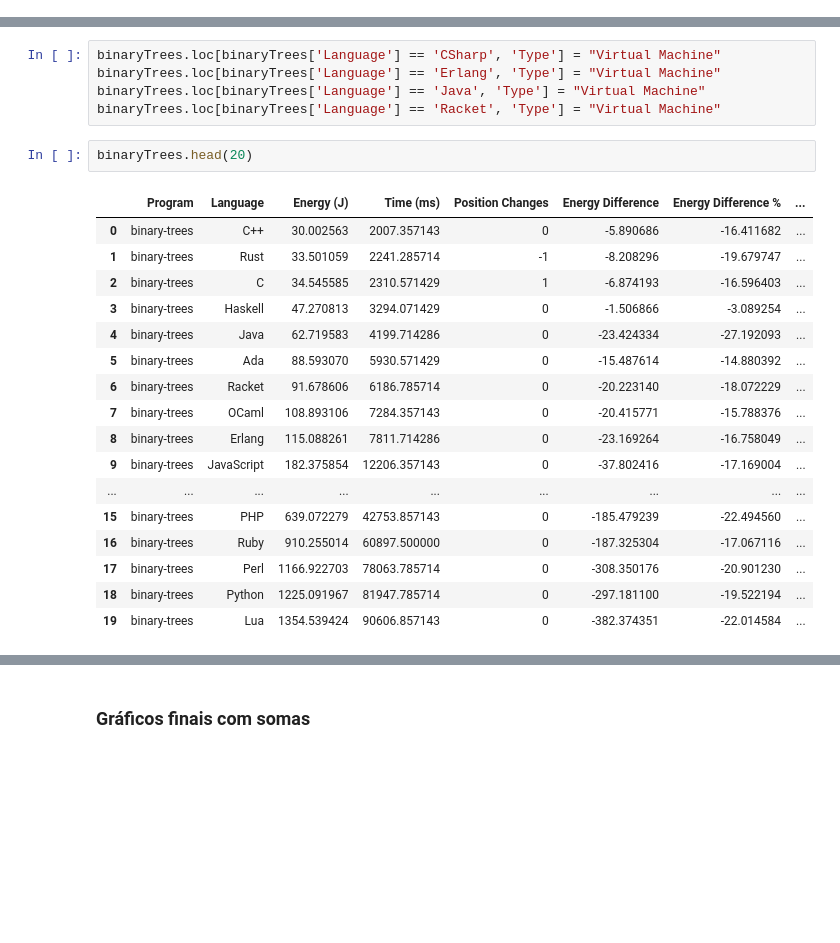
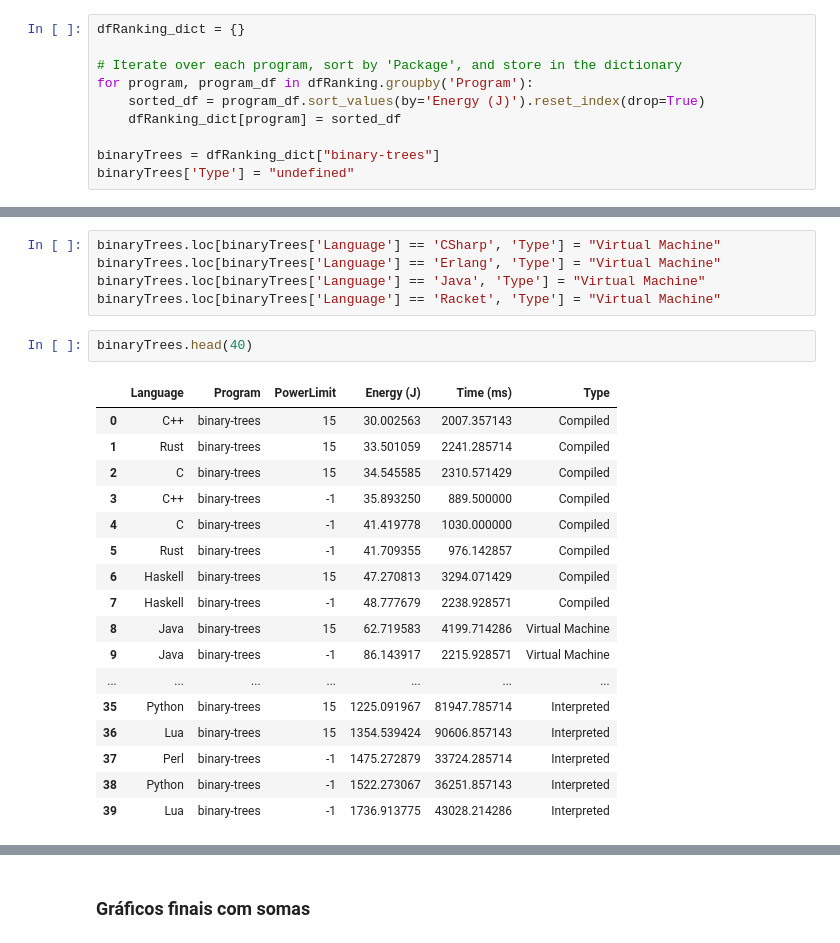
Before and after one commit to LuisMPSilva01/Energy-Languages-PowerCap, a Jupyter notebook: NoteBooks/statistics.ipynb, the cells around one changed output, grey strips where cells are left out. Drawn from its saved outputs; the diff is of its cells as text; blank space fills up the shorter version.

```diff
--- a/NoteBooks/statistics.ipynb
+++ b/NoteBooks/statistics.ipynb
@@ -366,3 +363,13 @@ binaryTrees['Type'] = "undefined"
+# %%
+dfRanking_dict = {}
+
+# Iterate over each program, sort by 'Package', and store in the dictionary
+for program, program_df in dfRanking.groupby('Program'):
+    sorted_df = program_df.sort_values(by='Energy (J)').reset_index(drop=True)
+    dfRanking_dict[program] = sorted_df
+
+binaryTrees = dfRanking_dict["binary-trees"]
+binaryTrees['Type'] = "undefined"
 # %%
 binaryTrees.loc[binaryTrees['Language'] == 'Ada', 'Type'] = "Compiled"
 binaryTrees.loc[binaryTrees['Language'] == 'C', 'Type'] = "Compiled"
@@ -387,22 +394,22 @@ binaryTrees.loc[binaryTrees['Language'] == 'Erlang', 'Type'] = "Virtual Machine"
 binaryTrees.loc[binaryTrees['Language'] == 'Java', 'Type'] = "Virtual Machine"
 binaryTrees.loc[binaryTrees['Language'] == 'Racket', 'Type'] = "Virtual Machine"
 # %%
-binaryTrees.head(20)
+binaryTrees.head(40)
 # %% [output]
-|  | Program | Language | Energy (J) | Time (ms) | Position Changes | Energy Difference | Energy Difference % | ... |
-| 0 | binary-trees | C++ | 30.002563 | 2007.357143 | 0 | -5.890686 | -16.411682 | ... |
-| 1 | binary-trees | Rust | 33.501059 | 2241.285714 | -1 | -8.208296 | -19.679747 | ... |
-| 2 | binary-trees | C | 34.545585 | 2310.571429 | 1 | -6.874193 | -16.596403 | ... |
-| 3 | binary-trees | Haskell | 47.270813 | 3294.071429 | 0 | -1.506866 | -3.089254 | ... |
-| 4 | binary-trees | Java | 62.719583 | 4199.714286 | 0 | -23.424334 | -27.192093 | ... |
-| 5 | binary-trees | Ada | 88.593070 | 5930.571429 | 0 | -15.487614 | -14.880392 | ... |
-| 6 | binary-trees | Racket | 91.678606 | 6186.785714 | 0 | -20.223140 | -18.072229 | ... |
-| 7 | binary-trees | OCaml | 108.893106 | 7284.357143 | 0 | -20.415771 | -15.788376 | ... |
-| 8 | binary-trees | Erlang | 115.088261 | 7811.714286 | 0 | -23.169264 | -16.758049 | ... |
-| 9 | binary-trees | JavaScript | 182.375854 | 12206.357143 | 0 | -37.802416 | -17.169004 | ... |
-| ... | ... | ... | ... | ... | ... | ... | ... | ... |
-| 15 | binary-trees | PHP | 639.072279 | 42753.857143 | 0 | -185.479239 | -22.494560 | ... |
-| 16 | binary-trees | Ruby | 910.255014 | 60897.500000 | 0 | -187.325304 | -17.067116 | ... |
-| 17 | binary-trees | Perl | 1166.922703 | 78063.785714 | 0 | -308.350176 | -20.901230 | ... |
-| 18 | binary-trees | Python | 1225.091967 | 81947.785714 | 0 | -297.181100 | -19.522194 | ... |
-| 19 | binary-trees | Lua | 1354.539424 | 90606.857143 | 0 | -382.374351 | -22.014584 | ... |
+|  | Language | Program | PowerLimit | Energy (J) | Time (ms) | Type |
+| 0 | C++ | binary-trees | 15 | 30.002563 | 2007.357143 | Compiled |
+| 1 | Rust | binary-trees | 15 | 33.501059 | 2241.285714 | Compiled |
+| 2 | C | binary-trees | 15 | 34.545585 | 2310.571429 | Compiled |
+| 3 | C++ | binary-trees | -1 | 35.893250 | 889.500000 | Compiled |
+| 4 | C | binary-trees | -1 | 41.419778 | 1030.000000 | Compiled |
+| 5 | Rust | binary-trees | -1 | 41.709355 | 976.142857 | Compiled |
+| 6 | Haskell | binary-trees | 15 | 47.270813 | 3294.071429 | Compiled |
+| 7 | Haskell | binary-trees | -1 | 48.777679 | 2238.928571 | Compiled |
+| 8 | Java | binary-trees | 15 | 62.719583 | 4199.714286 | Virtual Machine |
+| 9 | Java | binary-trees | -1 | 86.143917 | 2215.928571 | Virtual Machine |
+| ... | ... | ... | ... | ... | ... | ... |
+| 35 | Python | binary-trees | 15 | 1225.091967 | 81947.785714 | Interpreted |
+| 36 | Lua | binary-trees | 15 | 1354.539424 | 90606.857143 | Interpreted |
+| 37 | Perl | binary-trees | -1 | 1475.272879 | 33724.285714 | Interpreted |
+| 38 | Python | binary-trees | -1 | 1522.273067 | 36251.857143 | Interpreted |
+| 39 | Lua | binary-trees | -1 | 1736.913775 | 43028.214286 | Interpreted |
```
Also changed, not shown: parts of 5 cells of this notebook, 1 other file.
